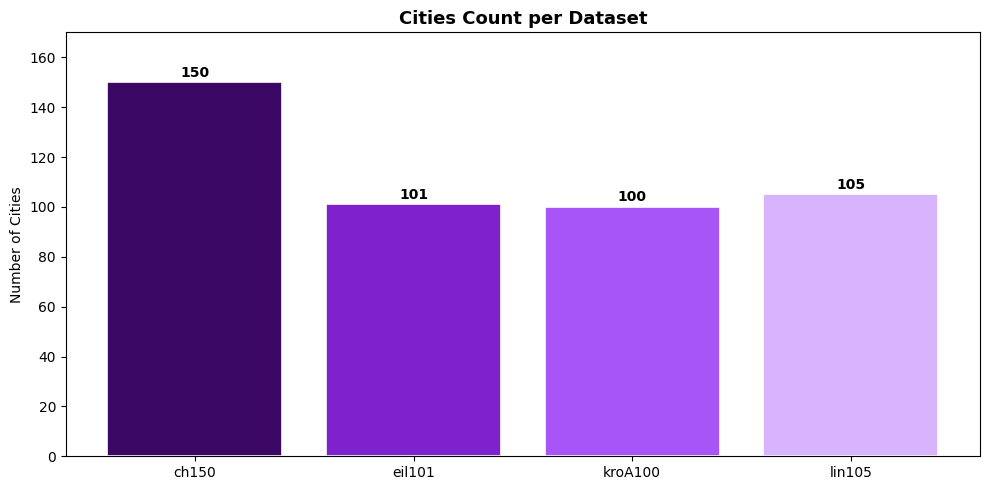
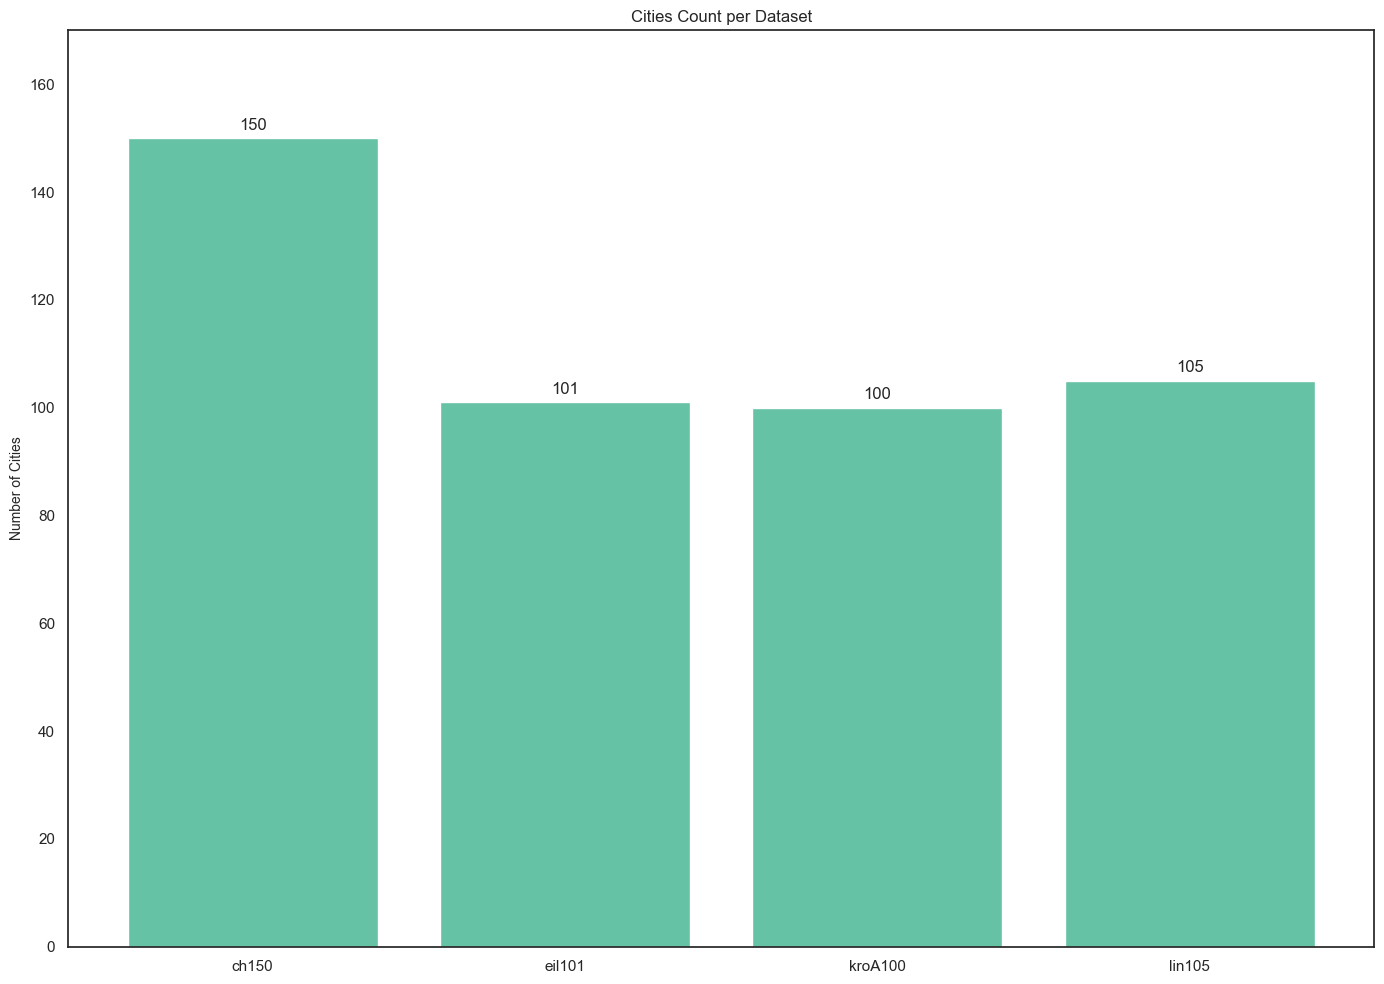
The change to this notebook cell's code, shown as a diff; its figure went from the first image to the second:
--- before
+++ after
@@ -8,12 +8,12 @@
 }
 
-fig, ax = plt.subplots(figsize=(10, 5))
+fig, ax = plt.subplots()
 names = list(city_counts.keys())
 counts = list(city_counts.values())
 bars = ax.bar(
-    names, counts, color=[colors[n] for n in names], edgecolor="white", linewidth=1.2
+    names, counts
 )
 
-ax.set_title("Cities Count per Dataset", fontsize=13, fontweight="bold")
+ax.set_title("Cities Count per Dataset")
 ax.set_ylabel("Number of Cities", fontsize=10)
 ax.set_ylim(0, max(counts) + 20)
@@ -30,6 +30,4 @@
         ha="center",
         va="bottom",
-        fontweight="bold",
-        fontsize=10,
     )
 

Commit: report update